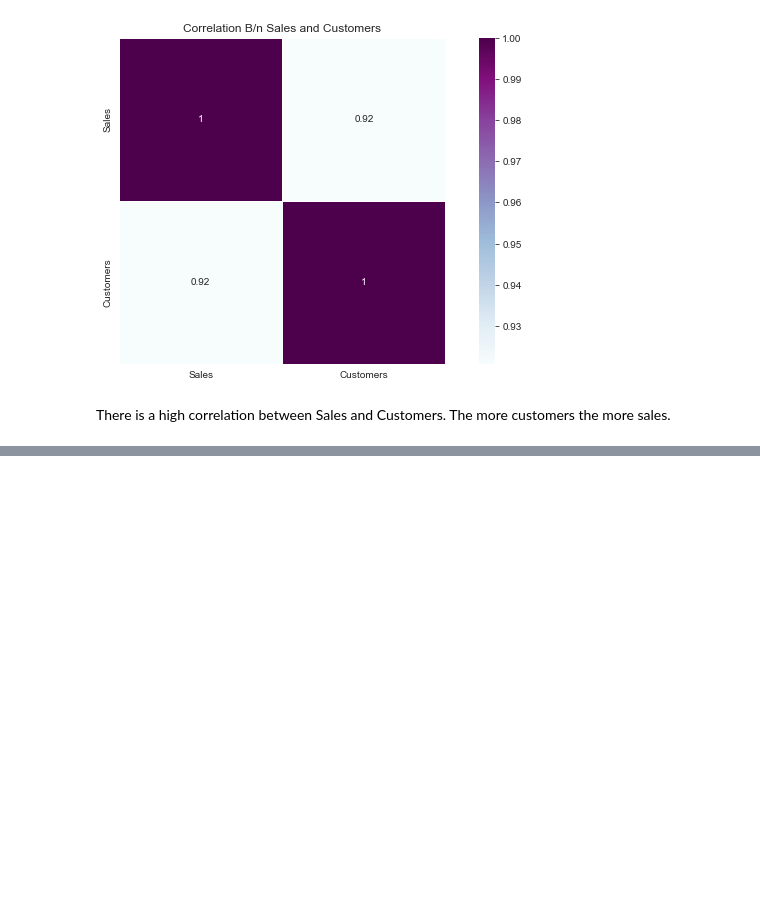
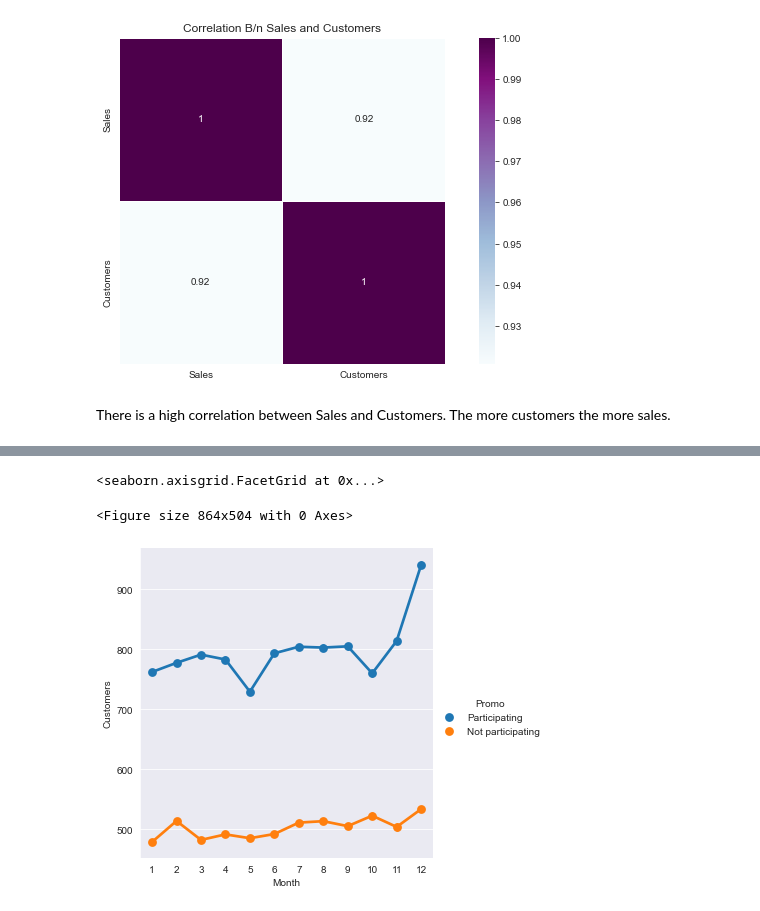
Before and after one commit to bkget/Pharmaceutical-Sales-Prediction, a Jupyter notebook: notebooks/2.EDA.ipynb, the cells around one changed output, grey strips where cells are left out. Saved outputs shown, nothing was run; the diff lists cells and outputs as text; code cells hidden in the pictures; blank space fills up the shorter version.

```diff
--- a/notebooks/2.EDA.ipynb
+++ b/notebooks/2.EDA.ipynb
@@ -344,0 +396,7 @@ There is a high correlation between Sales and Customers. The more customers the
+# %%
+plt.figure(figsize=(12,7))
+sns.factorplot(data = df, x ="Month", y = "Customers", hue = 'Promo', sharex=False)
+# %% [output]
+<seaborn.axisgrid.FacetGrid at 0x...>
+<Figure size 864x504 with 0 Axes>
+[figure, added]
```
Also changed, not shown: parts of 10 cells of this notebook.
